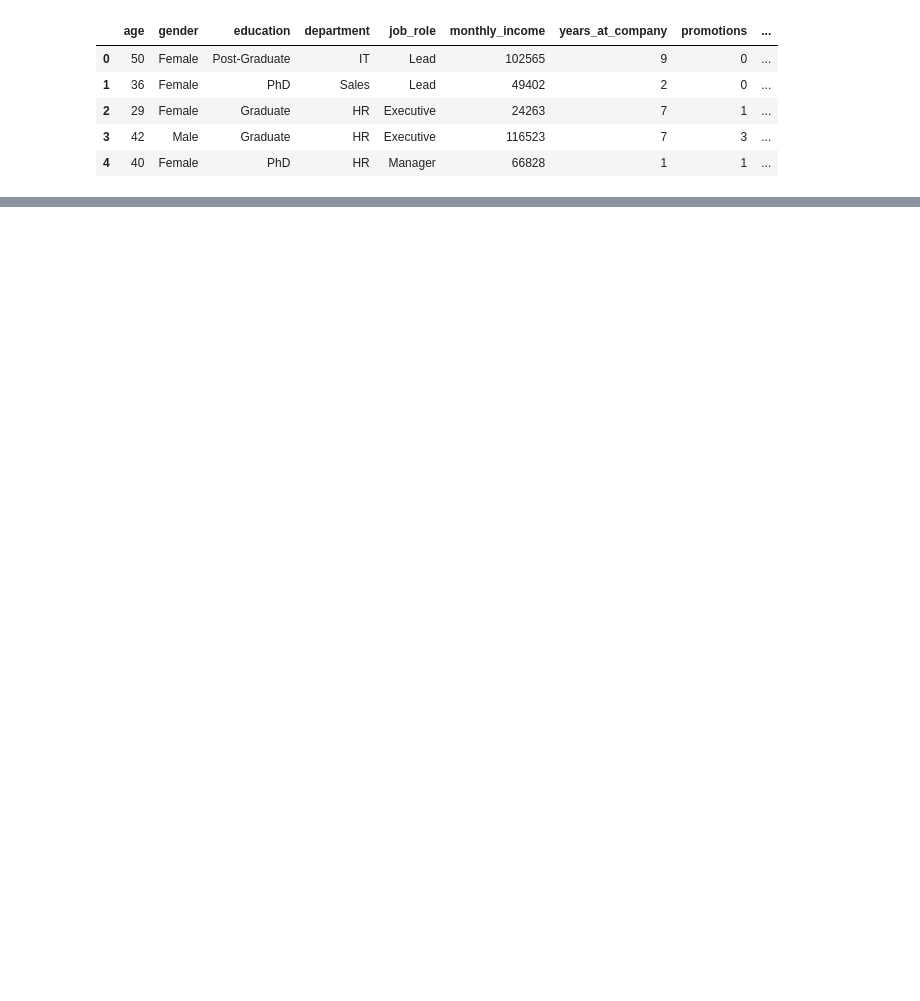
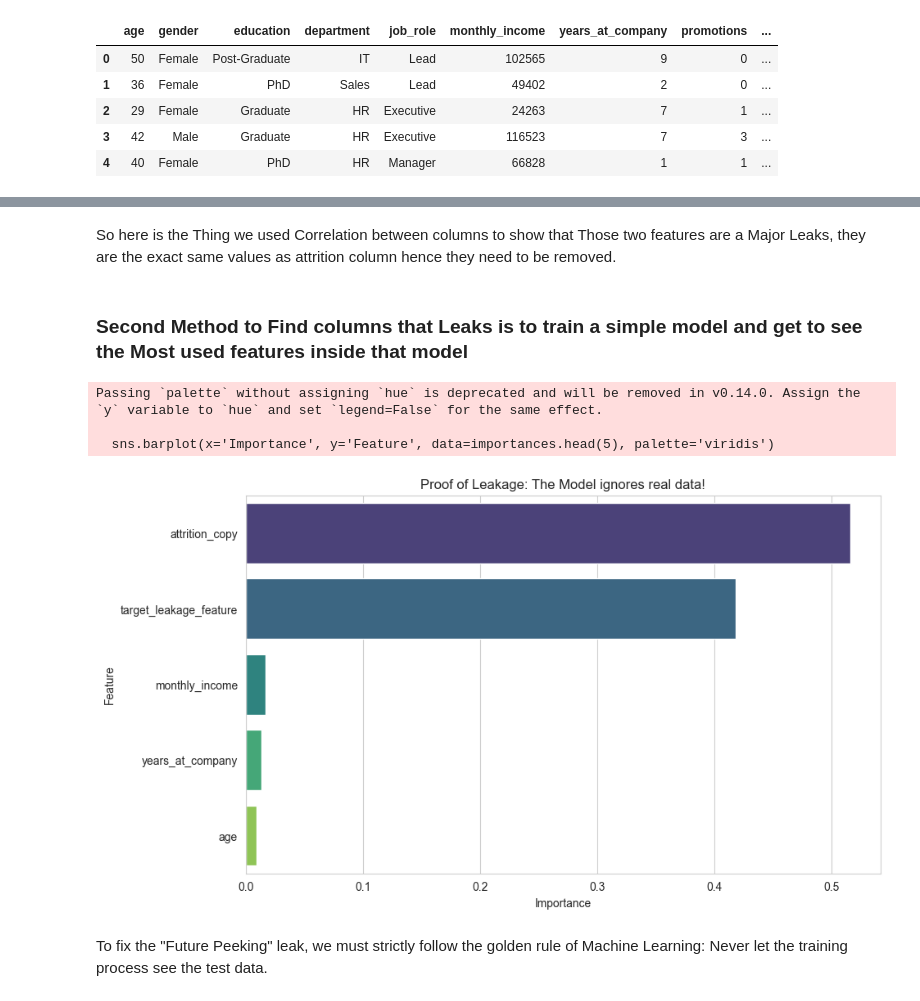
Before and after one commit to lokeshpanthangi/drift_ai, a Jupyter notebook: assignment_2/fixed_notebook.ipynb, the cells around one changed output, grey strips where cells are left out. Drawn from its saved outputs; the diff is of its cells as text; code cells hidden in the pictures; blank space fills up the shorter version.

Commit message:
Finished Assignment 2

```diff
--- a/assignment_2/fixed_notebook.ipynb
+++ b/assignment_2/fixed_notebook.ipynb
@@ -20,0 +111,31 @@ df.head()
+# %% [markdown]
+So here is the Thing we used Correlation between columns to show that Those two features are a Major Leaks, they are the exact same values as attrition column
+hence they need to be removed.
+# %% [markdown]
+### Second Method to Find columns that Leaks is to train a simple model and get to see the Most used features inside that model
+# %%
+
+X_audit = df.drop("attrition", axis=1)
+y_audit = df["attrition"]
+
+X_audit = pd.get_dummies(X_audit, drop_first=True)
+
+# 2. Train a quick Random Forest
+audit_model = RandomForestClassifier(n_estimators=50, random_state=42)
+audit_model.fit(X_audit, y_audit)
+
+# 3. Extract and Plot Feature Importance
+importances = pd.DataFrame({
+    'Feature': X_audit.columns,
+    'Importance': audit_model.feature_importances_
+}).sort_values(by='Importance', ascending=False)
+
+plt.figure(figsize=(10, 6))
+sns.barplot(x='Importance', y='Feature', data=importances.head(5), palette='viridis')
+plt.title("Proof of Leakage: The Model ignores real data!")
+plt.show()
+# %% [output]
+Passing `palette` without assigning `hue` is deprecated and will be removed in v0.14.0. Assign the `y` variable to `hue` and set `legend=False` for the same effect.
+
+  sns.barplot(x='Importance', y='Feature', data=importances.head(5), palette='viridis')
+[figure, added]
@@ -20,0 +145,2 @@ df.head()
+# %% [markdown]
+To fix the "Future Peeking" leak, we must strictly follow the golden rule of Machine Learning: Never let the training process see the test data.
```
Also changed, not shown: parts of 17 cells of this notebook, 6 other files.
